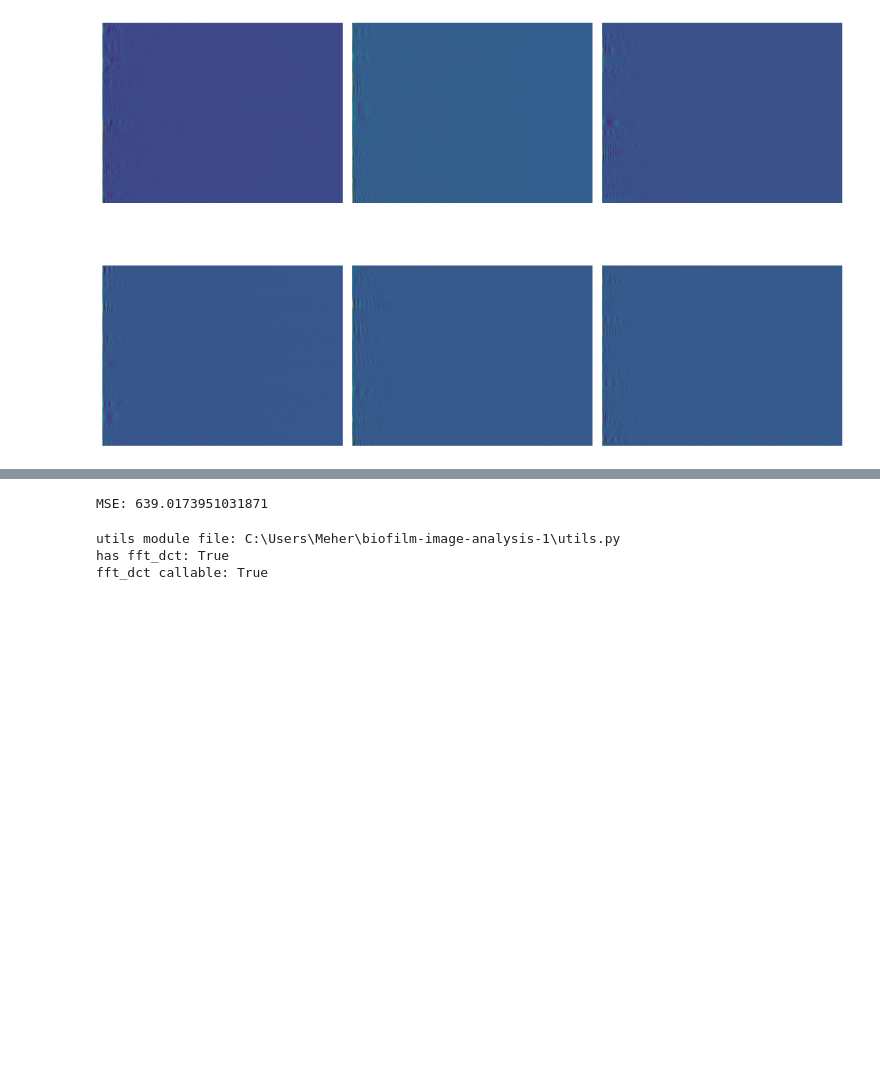
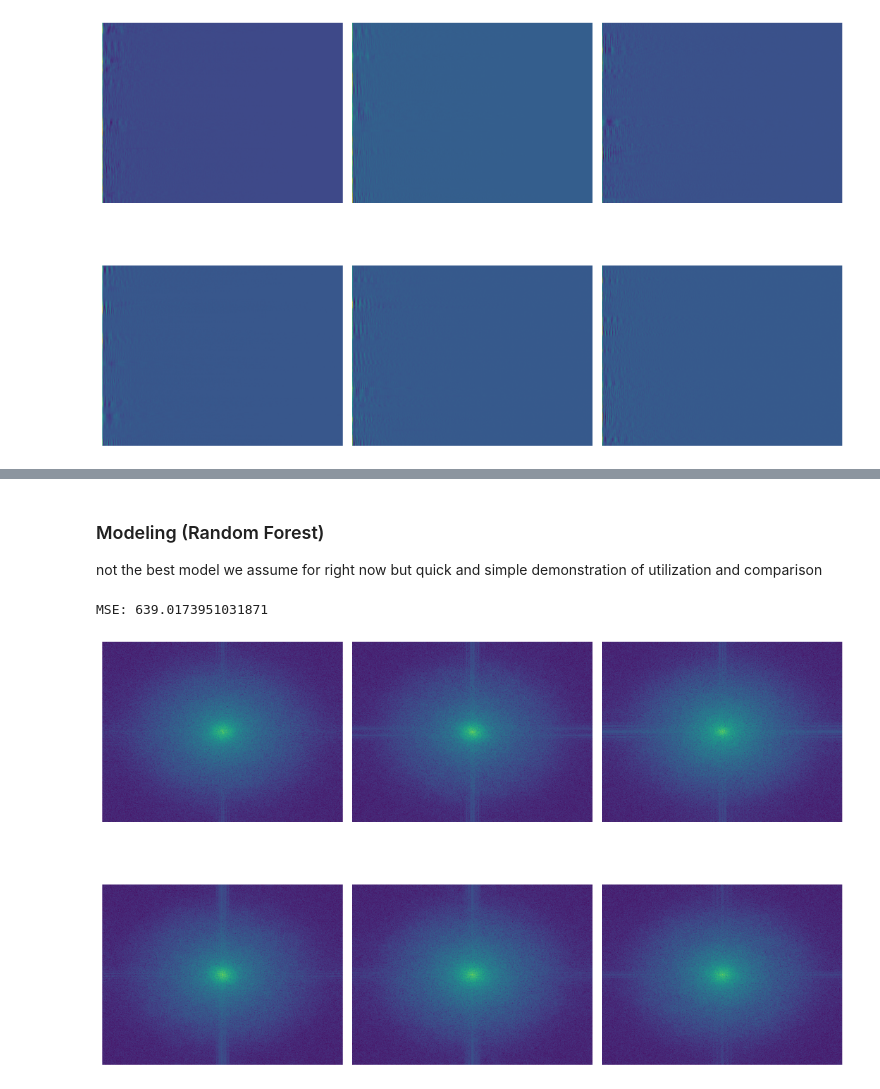
Before and after one commit to brianmorissette/biofilm-image-analysis, a Jupyter notebook: Fourier_and_Wavelet_transforming.ipynb, the cells around one changed output, grey strips where cells are left out. Cells and saved outputs as stored; diff of their text form; code cells hidden in the pictures; blank space fills up the shorter version.

```diff
--- a/Fourier_and_Wavelet_transforming.ipynb
+++ b/Fourier_and_Wavelet_transforming.ipynb
@@ -50,9 +43,10 @@ display_image(fft_dct(release_imgs[0])[1])
 # %%
-for i in range(len(release_imgs)):
-    release_imgs[i] = normalize(release_imgs[i])
-
-dct_release_imgs = [scipy.fft.dct(release_imgs[i]) for i in range(len(release_imgs))]
-
+dct_release_imgs = []
+for i in range(len(release_pre_imgs)):
+    image = normalize(release_pre_imgs[i])
+    image = grayscale(image)
+    dct_release_img = fft_dct(image)
+    dct_release_imgs.append(dct_release_img)
 display_grid_of_images(dct_release_imgs)
 # %% [output]
 [figure]
@@ -69,12 +81,16 @@ dct_release_imgs_flat = [df.values.flatten() for df in dct_release_imgs_df]
 # %%
-#create the average release cell brightness of the biofilms\
+# convert list of biofilm images to list of dataframes
 biofilm_imgs_df = []
 for i in range(len(biofilm_imgs)):
-    df = pd.DataFrame(biofilm_imgs[i])
+    df = pd.DataFrame(grayscale(biofilm_imgs[i]))
     biofilm_imgs_df.append(df)
 
+#average biofilm brightness to have a certain value to predict
 avg_biofilm_brightness = []
 for i in range(len(biofilm_imgs_df)):
     avg_brightness =biofilm_imgs_df[i].values.mean()
     avg_biofilm_brightness.append(avg_brightness)
+# %% [markdown]
+### Modeling (Random Forest)
+not the best model we assume for right now but quick and simple demonstration of utilization and comparison
 # %%
@@ -94,26 +112,16 @@ mse = mse / len(y_test)
 print("MSE:", mse)
 # %% [output]
 MSE: 639.0173951031871
-# %%
-# diagnostics - run in the notebook kernel you're using
-import sys, importlib, traceback
-from pathlib import Path
-
-# ensure project root is on sys.path
-sys.path.insert(0, str(Path('.').resolve()))
-
-try:
-    import utils
-    importlib.reload(utils)
-except Exception:
-    traceback.print_exc()
-    raise
-
-print("utils module file:", getattr(utils, "__file__", None))
-print("has fft_dct:", hasattr(utils, "fft_dct"))
-if hasattr(utils, "fft_dct"):
-    print("fft_dct callable:", callable(utils.fft_dct))
-# %% [output]
-utils module file: C:\Users\Meher\biofilm-image-analysis-1\utils.py
-has fft_dct: True
-fft_dct callable: True
+# %%
+import scipy.fft
+release_fft_imgs = []
+for i in range(len(release_imgs)):
+    fft_image = scipy.fft.fft2(release_imgs[i])
+    mag = np.abs(scipy.fft.fftshift(fft_image))
+    mag = np.log1p(mag)
+    mag = (mag - mag.min()) / (mag.max() - mag.min() + 1e-12)
+    release_fft_imgs.append(mag)
+
+display_grid_of_images(release_fft_imgs)
+# %% [output]
+[figure, added]
```
Also changed, not shown: parts of 10 cells of this notebook, 1 other file.
